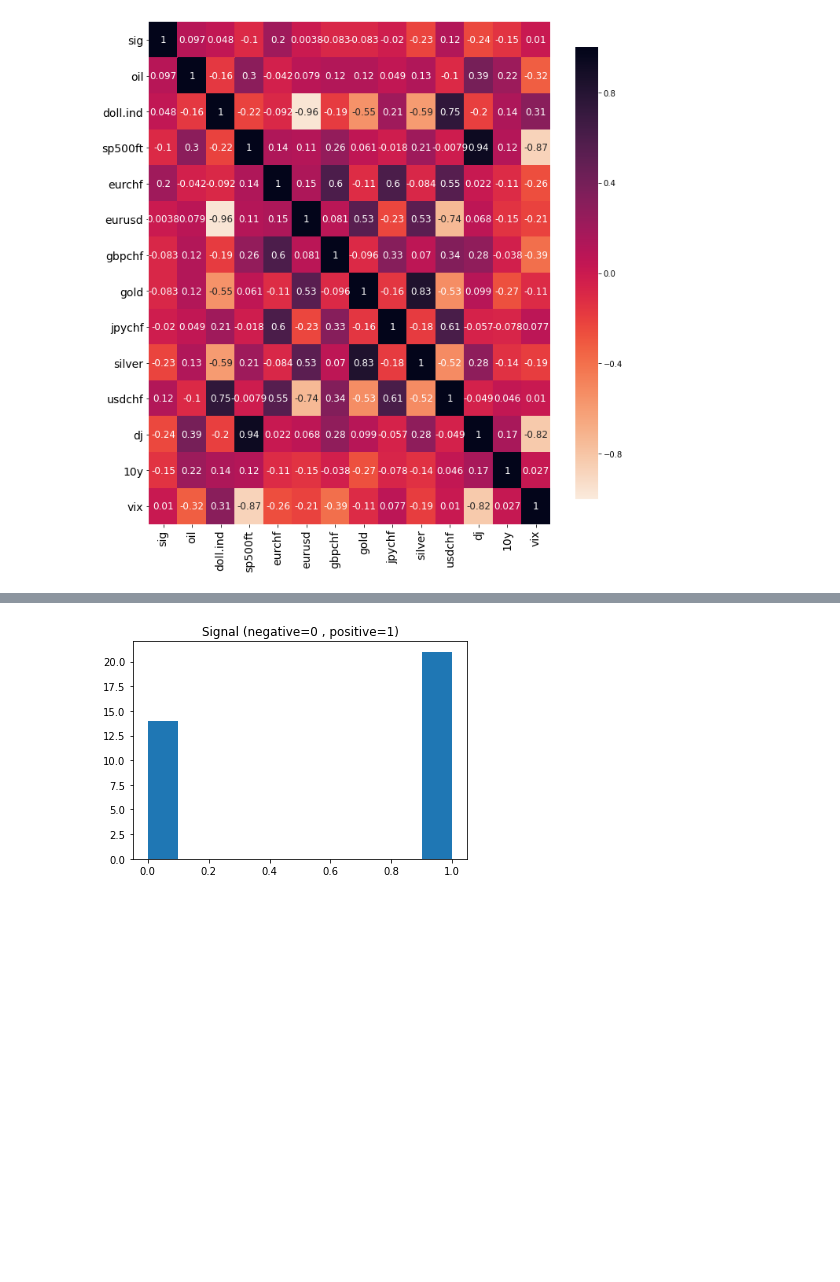
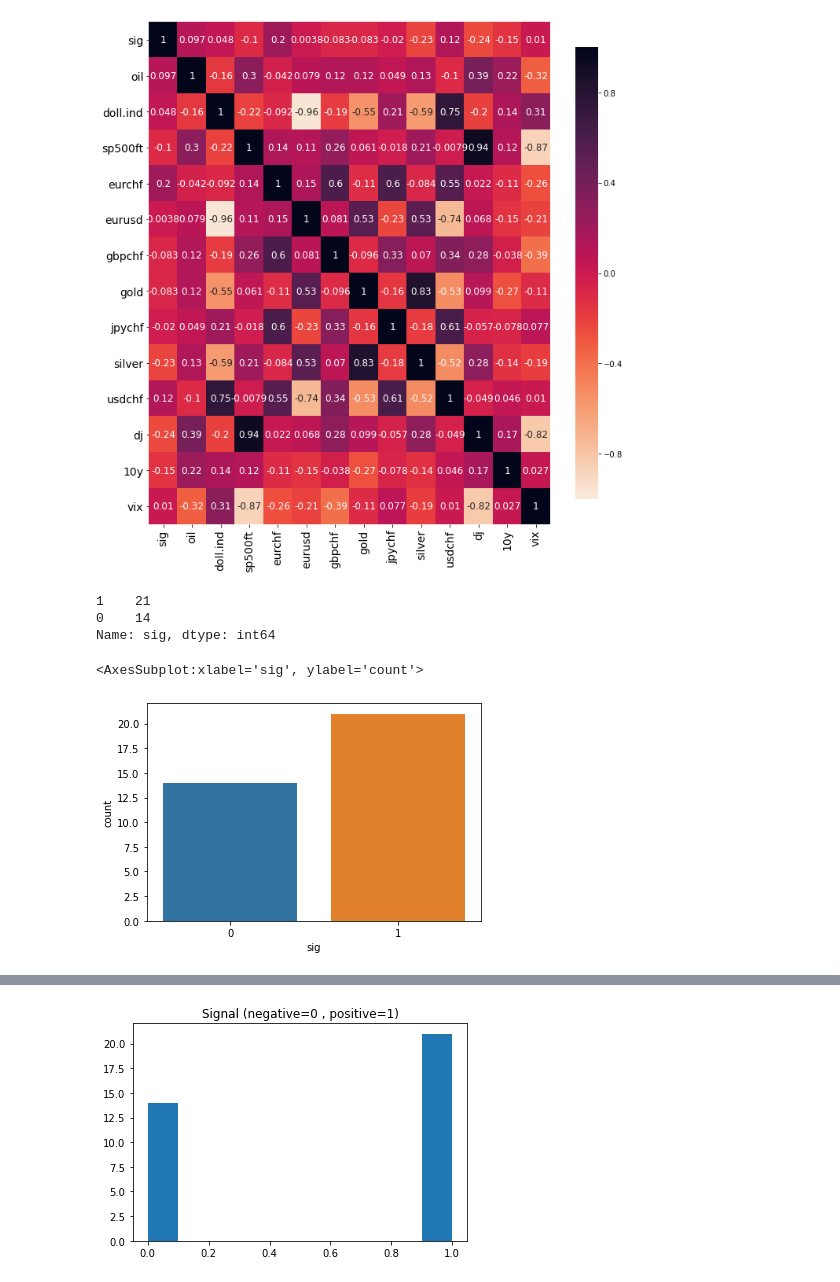
Before and after one commit to gmineo/Finance-Migros, a Jupyter notebook: new script.ipynb, the cells around one changed output, grey strips where cells are left out. Cells and saved outputs as stored; diff of their text form; code cells hidden in the pictures; blank space fills up the shorter version.

```diff
--- a/new script.ipynb
+++ b/new script.ipynb
@@ -281,3 +256,16 @@ plt.tight_layout()  # fits plot area to the plot, "tightly"
 plt.show()# show the plot
 # %% [output]
 [figure]
+# %%
+final_df.sig.value_counts()
+# %% [output]
+1    21
+0    14
+Name: sig, dtype: int64
+# %%
+sns.countplot(final_df['sig']) ## check the distribution of some feature
+#sns.distplot(data['radius_mean'])
+#plt.ylabel("probability ")'])
+# %% [output]
+<AxesSubplot:xlabel='sig', ylabel='count'>
+[figure, added]
```
Also changed, not shown: parts of 69 cells of this notebook.
